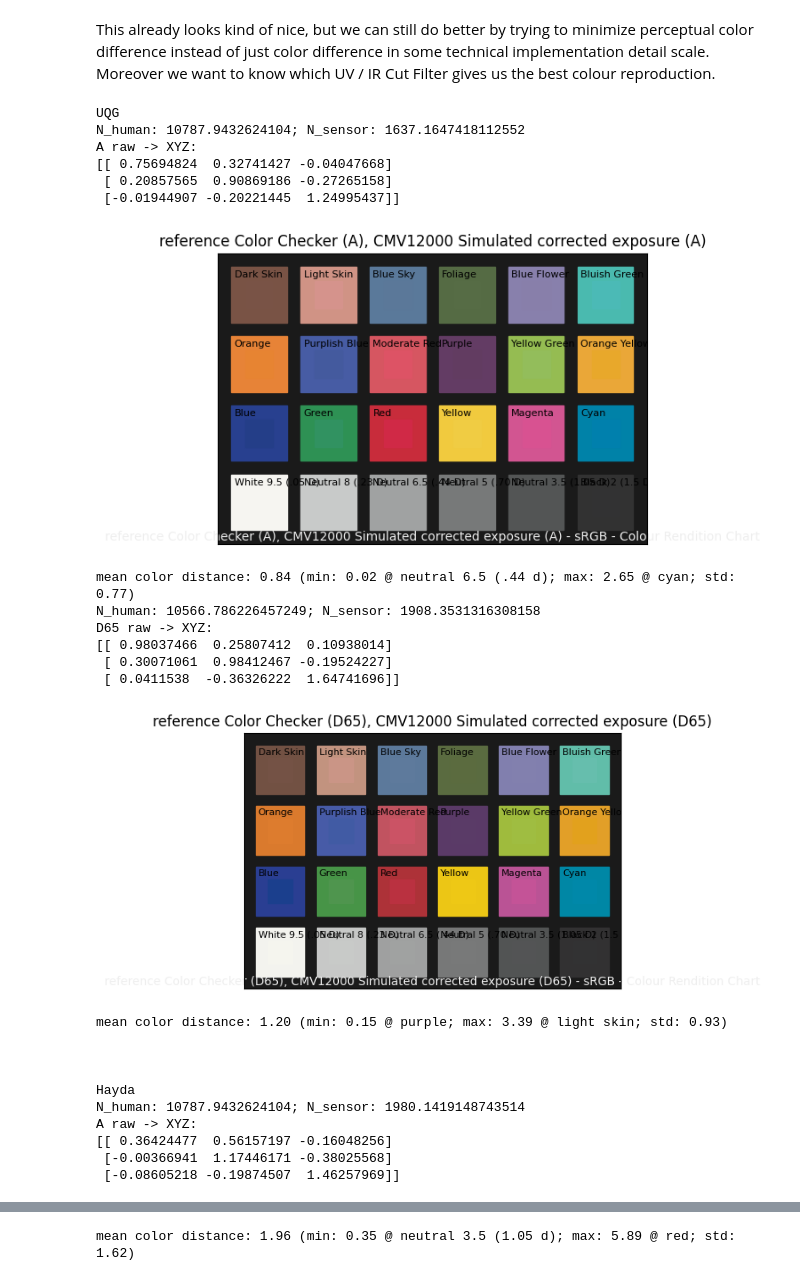
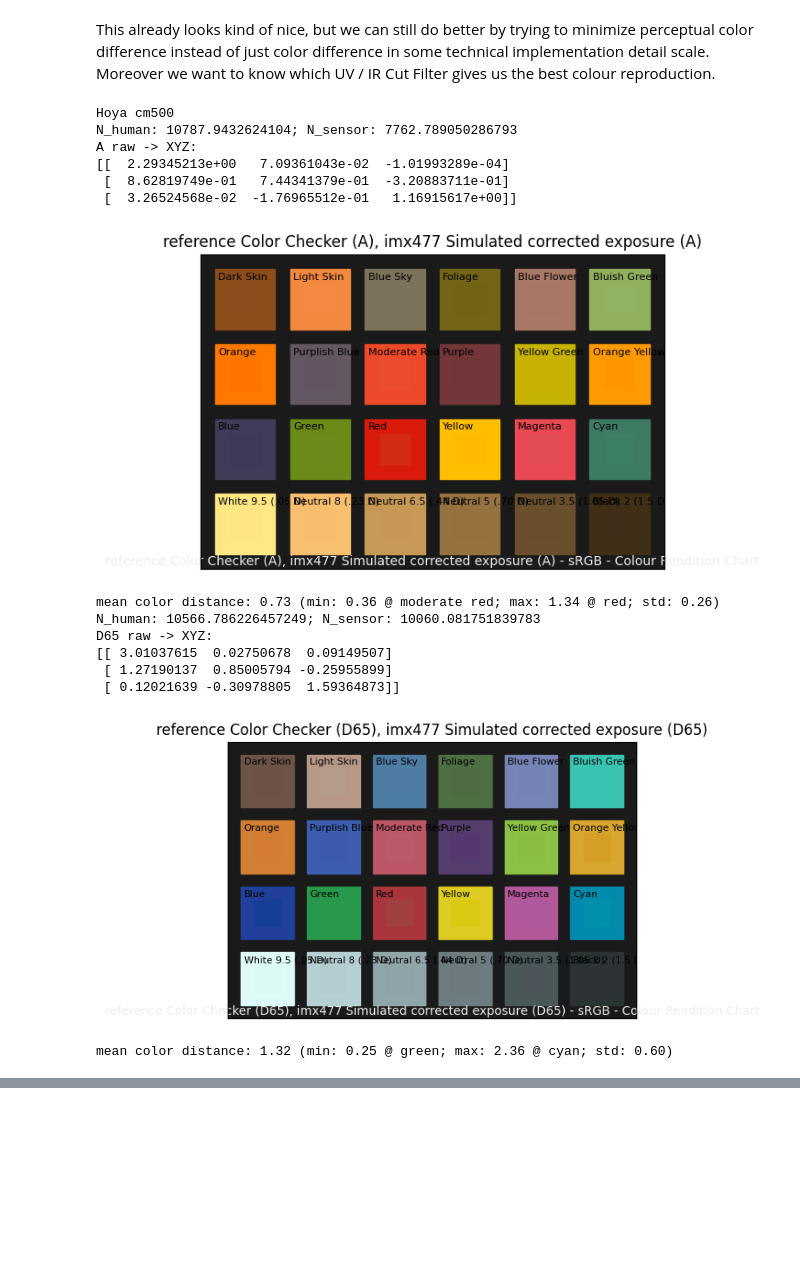
Before and after one commit to anuejn/cmv12k_color_response, a Jupyter notebook: color_matrices.ipynb, the cells around one changed output, grey strips where cells are left out. Saved outputs shown, nothing was run; the diff lists cells and outputs as text; code cells hidden in the pictures; blank space fills up the shorter version.

```diff
--- a/color_matrices.ipynb
+++ b/color_matrices.ipynb
@@ -48,15 +80,16 @@ we can now also simulate the sensor response with the different filters
 # %%
 plot_kwargs_individual = [*([plot_kwargs] * 3), *([{'use_sd_colours': True, 'linestyle': 'dotted'}]) * 3]
 
-for filter in [filter_hayda, filter_hoya, filter_uqg]:
+def multiply_multi_sds(multi_sds, scalar_sd):
+    return colour.MultiSpectralDistributions([sd * scalar_sd.align(sd.shape) for sd in multi_sds.to_sds()], name=multi_sds.name)
+
+for filter in [filter_hayda, filter_hoya, filter_hoya_cm500, filter_uqg]:
     colour.plotting.plot_multi_sds(
         [
-            red * filter,
-            green * filter,
-            blue * filter,
-            colour.MSDS_CMFS['CIE 1931 2 Degree Standard Observer'] / 5.5
+            multiply_multi_sds(sensor, filter),
+            normalize_msd(colour.MSDS_CMFS['CIE 1931 2 Degree Standard Observer'])
         ],
         plot_kwargs=plot_kwargs_individual,
-        title=f"cmv12k response with {filter.name} filter"
+        title=f"{sensor.name} response with {filter.name} filter"
     )
 # %% [output]
@@ -88,7 +122,7 @@ def align(sd):
     return deepcopy(sd).align(shape)
 
 human = colour.MSDS_CMFS['CIE 1931 2 Degree Standard Observer']
-sensor = colour.MultiSpectralDistributions([align(x) * align(filter_uqg) for x in [red, green, blue]])
+sensor_with_filter = multiply_multi_sds(sensor, filter_hoya_cm500)
 
 
 def simulate_exposure(stimulus, sensitivity):
@@ -112,13 +146,13 @@ def plot_color_checker_compare(compare_capture, iluminant):
         data_altered[patch] = colour.XYZ_to_xyY(xyz)
 
         N_human = simulate_exposure(iluminant_sd, human.to_sds()[1])
-        reference_xyz = (1 / 10787.9432624104) * simulate_exposure(sd * iluminant_sd, human)
+        reference_xyz = (1 / N_human) * simulate_exposure(sd * iluminant_sd, human)
         data_reference[patch] = colour.XYZ_to_xyY(reference_xyz)
 
         differences[patch] = colour.difference.delta_E(colour.XYZ_to_Lab(reference_xyz), colour.XYZ_to_Lab(xyz), method="CIE 2000")
 
-    iluminant_x, illuminant_y, illuminant_Y = colour.XYZ_to_xyY(colour.sd_to_XYZ(iluminant_sd))
-    altered = colour.characterisation.ColourChecker(f'CMV12000 Simulated corrected exposure ({iluminant})', data_altered, illuminant=[iluminant_x, illuminant_y])
+    iluminant_x, illuminant_y, illuminant_Y = colour.XYZ_to_xyY(colour.sd_to_XYZ(colour.SDS_ILLUMINANTS["E"]))
+    altered = colour.characterisation.ColourChecker(f'{sensor_with_filter.name} Simulated corrected exposure ({iluminant})', data_altered, illuminant=[iluminant_x, illuminant_y])
     reference = colour.characterisation.ColourChecker(f'reference Color Checker ({iluminant})', data_reference, illuminant=[iluminant_x, illuminant_y])
     colour.plotting.plot_multi_colour_checkers([reference, altered])
 
@@ -134,16 +168,15 @@ def plot_color_checker_compare(compare_capture, iluminant):
 for iluminant in ['A', 'D65']:
     iluminant_sd = align(colour.SDS_ILLUMINANTS[iluminant])
 
-    K = 100
     N_human = simulate_exposure(iluminant_sd, human.to_sds()[1])
-    N_sensor = simulate_exposure(iluminant_sd, sensor.to_sds()[1])
+    N_sensor = simulate_exposure(iluminant_sd, sensor_with_filter.to_sds()[1])
     print(f"N_human: {N_human}; N_sensor: {N_sensor}")
 
     xyz_data = []
     raw_data = []
     for patch in color_checker.data.keys():
         xyz_data.append(colour.colorimetry.sd_to_XYZ(color_checker[patch], illuminant=iluminant_sd))
-        raw_data.append((K / N_sensor) * simulate_exposure(align(color_checker[patch]) * align(iluminant_sd), sensor))
+        raw_data.append((1 / N_sensor) * simulate_exposure(align(color_checker[patch]) * align(iluminant_sd), sensor_with_filter))
 
 
     def print_rust_matrix(matrix):
@@ -155,7 +188,5 @@ for iluminant in ['A', 'D65']:
     print(f"{iluminant} XYZ -> raw:")
     print(colour.matrix_colour_correction(raw_data, xyz_data))
 
-    plot_color_checker_compare(lambda sd: np.dot(corr_matrix, (1 / N_sensor) * simulate_exposure(sd, sensor)), iluminant)
-
-    print()
+    plot_color_checker_compare(lambda sd: np.dot(corr_matrix, (1 / N_sensor) * simulate_exposure(sd, sensor_with_filter)), iluminant)
 # %% [output]
@@ -195,62 +225,52 @@ def find_raw_transform(raw, xyz):
             transformed = np.dot(matrix, raw)
             delta_e = colour.difference.delta_E(colour.XYZ_to_Lab(xyz), colour.XYZ_to_Lab(transformed), method="CIE 2000")
             return delta_e
-        color_difference_sum = np.mean([difference_with_matrix_applied(raw, xyz) for raw, xyz in zip(raw, xyz)])
+        color_difference_sum = np.mean([difference_with_matrix_applied(raw, xyz)**6 for raw, xyz in zip(raw, xyz)])
         return color_difference_sum
     result = scipy.optimize.minimize(cost, np.ones((9,)))
     return np.reshape(result.x, (3, 3))
 
-for filter in [filter_uqg, filter_hayda, filter_hoya]:
-    sensor = colour.MultiSpectralDistributions([align(x) * align(filter) for x in [red, green, blue]])
+for filter in [filter_hoya_cm500]:
+    sensor_with_filter = multiply_multi_sds(sensor, filter)
     print(filter.name)
     for iluminant in ['A', 'D65']:
         iluminant_sd = align(colour.SDS_ILLUMINANTS[iluminant])
 
-        K = 100
         N_human = simulate_exposure(iluminant_sd, colour.MSDS_CMFS['CIE 1931 2 Degree Standard Observer'].to_sds()[1])
-        N_sensor = simulate_exposure(iluminant_sd, sensor.to_sds()[1])
+        N_sensor = simulate_exposure(iluminant_sd, sensor_with_filter.to_sds()[1])
         print(f"N_human: {N_human}; N_sensor: {N_sensor}")
 
         xyz_data = []
         raw_data = []
         for patch in color_checker.data.keys():
             xyz_data.append(colour.colorimetry.sd_to_XYZ(color_checker[patch], illuminant=iluminant_sd))
-            raw_data.append((K / N_sensor) * simulate_exposure(align(color_checker[patch]) * align(iluminant_sd), sensor))
+            raw_data.append((1 / N_sensor) * simulate_exposure(align(color_checker[patch]) * align(iluminant_sd), sensor_with_filter))
 
 
         def print_rust_matrix(matrix):
             for row in matrix:
                 print(" ".join(f"({(round(f * 10000)):.0f}, 10000), " for f in row))
 
 
         print(f"{iluminant} raw -> XYZ:")
         print(corr_matrix := find_raw_transform(raw_data, xyz_data))
 
-        plot_color_checker_compare(lambda sd: np.dot(corr_matrix, (1 / N_sensor) * simulate_exposure(sd, sensor)), iluminant)
+        plot_color_checker_compare(lambda sd: np.dot(corr_matrix, (1 / N_sensor) * simulate_exposure(sd, sensor_with_filter)), iluminant)
 
     print("\n\n")
 # %% [output]
-UQG
-N_human: 10787.9432624104; N_sensor: 1637.1647418112552
+Hoya cm500
+N_human: 10787.9432624104; N_sensor: 7762.789050286793
 A raw -> XYZ:
-[[ 0.75694824  0.32741427 -0.04047668]
- [ 0.20857565  0.90869186 -0.27265158]
- [-0.01944907 -0.20221445  1.24995437]]
+[[  2.29345213e+00   7.09361043e-02  -1.01993289e-04]
+ [  8.62819749e-01   7.44341379e-01  -3.20883711e-01]
+ [  3.26524568e-02  -1.76965512e-01   1.16915617e+00]]
-[figure, old version]
+[figure, new version]
-mean color distance: 0.84 (min: 0.02 @ neutral 6.5 (.44 d); max: 2.65 @ cyan; std: 0.77)
-N_human: 10566.786226457249; N_sensor: 1908.3531316308158
+mean color distance: 0.73 (min: 0.36 @ moderate red; max: 1.34 @ red; std: 0.26)
+N_human: 10566.786226457249; N_sensor: 10060.081751839783
 D65 raw -> XYZ:
-[[ 0.98037466  0.25807412  0.10938014]
- [ 0.30071061  0.98412467 -0.19524227]
- [ 0.0411538  -0.36326222  1.64741696]]
+[[ 3.01037615  0.02750678  0.09149507]
+ [ 1.27190137  0.85005794 -0.25955899]
+ [ 0.12021639 -0.30978805  1.59364873]]
-[figure, old version]
+[figure, new version]
-mean color distance: 1.20 (min: 0.15 @ purple; max: 3.39 @ light skin; std: 0.93)
-
-
-
-Hayda
-N_human: 10787.9432624104; N_sensor: 1980.1419148743514
-A raw -> XYZ:
-[[ 0.36424477  0.56157197 -0.16048256]
- [-0.00366941  1.17446171 -0.38025568]
- [-0.08605218 -0.19874507  1.46257969]]
+mean color distance: 1.32 (min: 0.25 @ green; max: 2.36 @ cyan; std: 0.60)
@@ -283 +276,0 @@ D65 raw -> XYZ:
-mean color distance: 1.96 (min: 0.35 @ neutral 3.5 (1.05 d); max: 5.89 @ red; std: 1.62)
```
Also changed, not shown: parts of 7 cells of this notebook, 21 other files.
